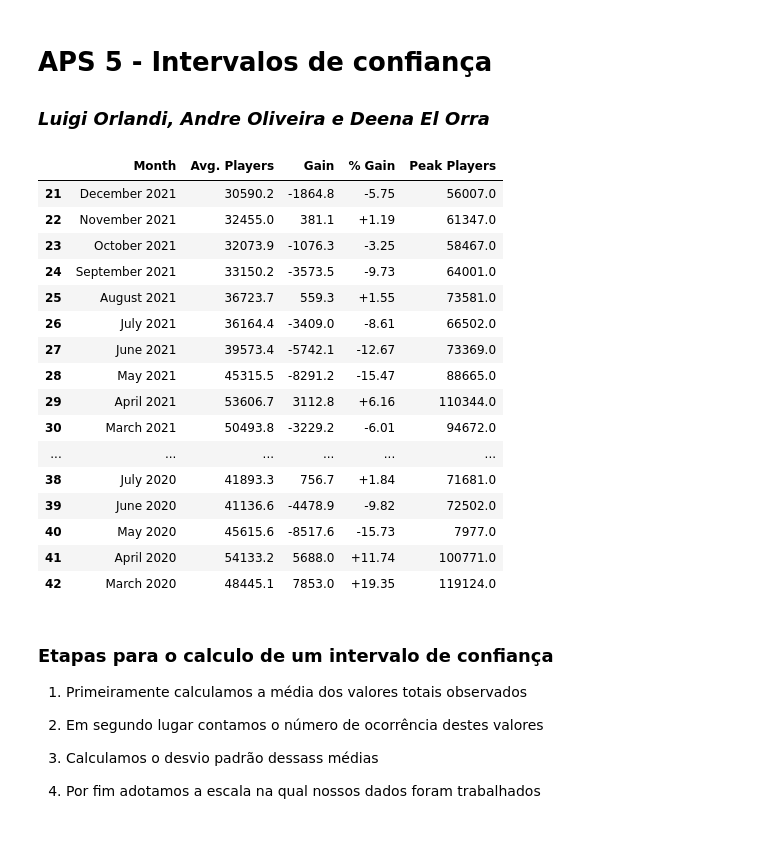
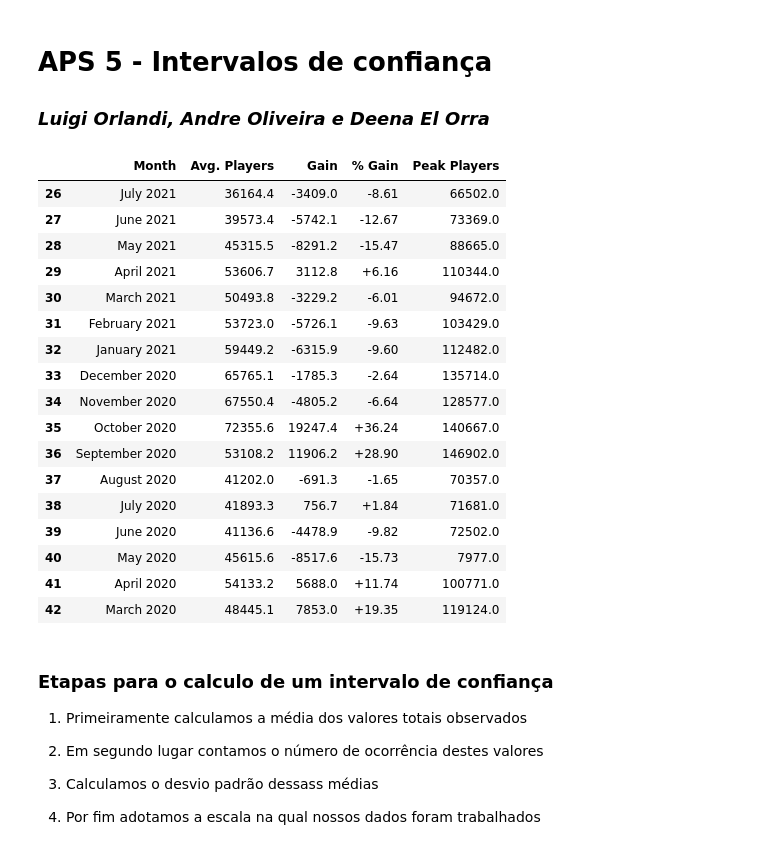
Before and after one commit to guizin-15/APS-5-CDADOS, a Jupyter notebook: main.ipynb, the cells around one changed output. Drawn from its saved outputs; the diff is of its cells as text; code cells hidden in the pictures.

```diff
--- a/main.ipynb
+++ b/main.ipynb
@@ -10,25 +10,27 @@ import matplotlib.pyplot as plt
 # %%
 df = pd.read_csv("data/Rocket Data.csv", encoding="utf-8", delimiter=";", skiprows=0, decimal = ".")
 
 df["Avg. Players"] = df["Avg. Players"].str.replace(',', '').astype(float)
 df["Peak Players"] = df["Peak Players"].str.replace(',', '').astype(float)
 df["Gain"] = df["Gain"].str.replace(',', '').astype(float)
 df["% Gain"] = df["% Gain"].str.replace('%', '')
 
-df_covid = df.iloc[21:43]
+df_covid = df.iloc[26:43]
+df_covid
 # %% [output]
 |  | Month | Avg. Players | Gain | % Gain | Peak Players |
-| 21 | December 2021 | 30590.2 | -1864.8 | -5.75 | 56007.0 |
-| 22 | November 2021 | 32455.0 | 381.1 | +1.19 | 61347.0 |
-| 23 | October 2021 | 32073.9 | -1076.3 | -3.25 | 58467.0 |
-| 24 | September 2021 | 33150.2 | -3573.5 | -9.73 | 64001.0 |
-| 25 | August 2021 | 36723.7 | 559.3 | +1.55 | 73581.0 |
 | 26 | July 2021 | 36164.4 | -3409.0 | -8.61 | 66502.0 |
 | 27 | June 2021 | 39573.4 | -5742.1 | -12.67 | 73369.0 |
 | 28 | May 2021 | 45315.5 | -8291.2 | -15.47 | 88665.0 |
 | 29 | April 2021 | 53606.7 | 3112.8 | +6.16 | 110344.0 |
 | 30 | March 2021 | 50493.8 | -3229.2 | -6.01 | 94672.0 |
-| ... | ... | ... | ... | ... | ... |
+| 31 | February 2021 | 53723.0 | -5726.1 | -9.63 | 103429.0 |
+| 32 | January 2021 | 59449.2 | -6315.9 | -9.60 | 112482.0 |
+| 33 | December 2020 | 65765.1 | -1785.3 | -2.64 | 135714.0 |
+| 34 | November 2020 | 67550.4 | -4805.2 | -6.64 | 128577.0 |
+| 35 | October 2020 | 72355.6 | 19247.4 | +36.24 | 140667.0 |
+| 36 | September 2020 | 53108.2 | 11906.2 | +28.90 | 146902.0 |
+| 37 | August 2020 | 41202.0 | -691.3 | -1.65 | 70357.0 |
 | 38 | July 2020 | 41893.3 | 756.7 | +1.84 | 71681.0 |
 | 39 | June 2020 | 41136.6 | -4478.9 | -9.82 | 72502.0 |
 | 40 | May 2020 | 45615.6 | -8517.6 | -15.73 | 7977.0 |
```
Also changed, not shown: parts of 3 cells of this notebook.
